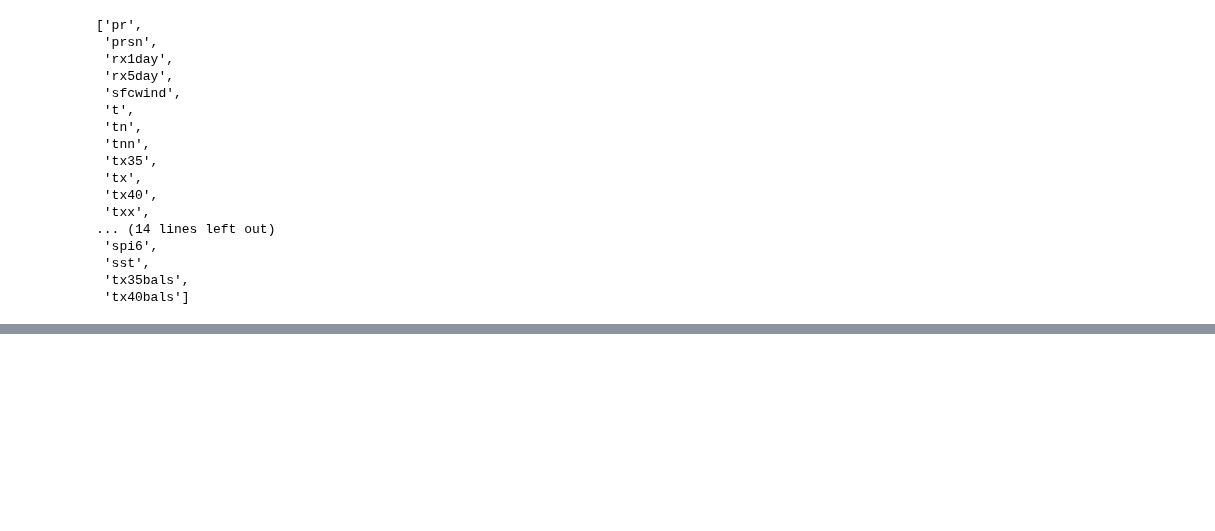
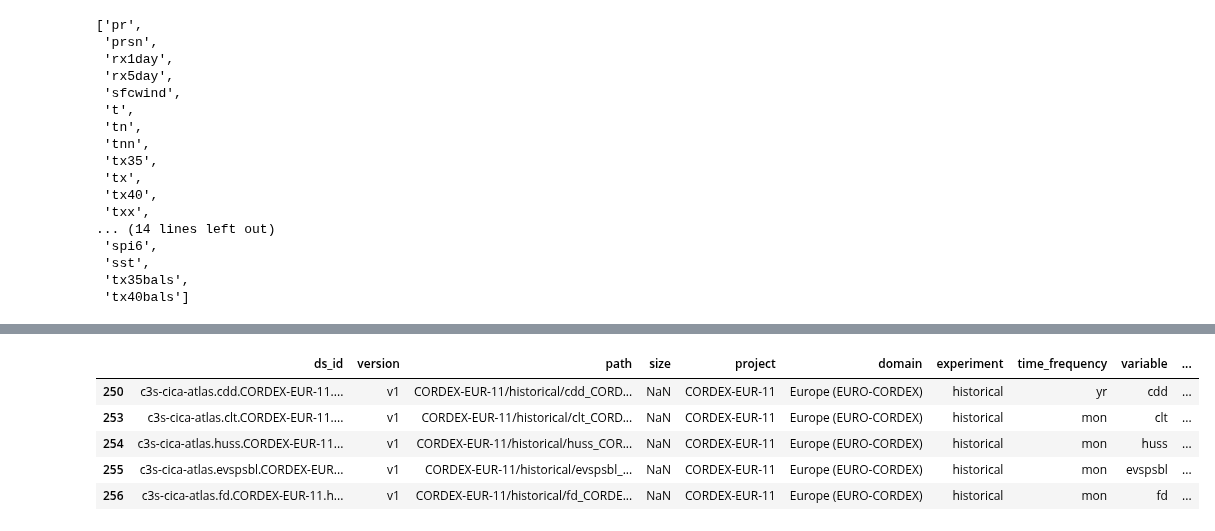
Before and after one commit to roocs/rooki, a Jupyter notebook: notebooks/demo/demo-intake-catalog.ipynb, the cells around one changed output, grey strips where cells are left out. Saved outputs shown, nothing was run; the diff lists cells and outputs as text; code cells hidden in the pictures; blank space fills up the shorter version.

```diff
--- a/notebooks/demo/demo-intake-catalog.ipynb
+++ b/notebooks/demo/demo-intake-catalog.ipynb
@@ -395,0 +409,12 @@ list(df_cica_atlas.variable.unique())
+# %%
+df = df_cica_atlas.loc[
+    (df_cica_atlas.project=="CORDEX-EUR-11")
+]
+df.head()
+# %% [output]
+|  | ds_id | version | path | size | project | domain | experiment | time_frequency | variable | ... |
+| 250 | c3s-cica-atlas.cdd.CORDEX-EUR-11.... | v1 | CORDEX-EUR-11/historical/cdd_CORD... | NaN | CORDEX-EUR-11 | Europe (EURO-CORDEX) | historical | yr | cdd | ... |
+| 253 | c3s-cica-atlas.clt.CORDEX-EUR-11.... | v1 | CORDEX-EUR-11/historical/clt_CORD... | NaN | CORDEX-EUR-11 | Europe (EURO-CORDEX) | historical | mon | clt | ... |
+| 254 | c3s-cica-atlas.huss.CORDEX-EUR-11... | v1 | CORDEX-EUR-11/historical/huss_COR... | NaN | CORDEX-EUR-11 | Europe (EURO-CORDEX) | historical | mon | huss | ... |
+| 255 | c3s-cica-atlas.evspsbl.CORDEX-EUR... | v1 | CORDEX-EUR-11/historical/evspsbl_... | NaN | CORDEX-EUR-11 | Europe (EURO-CORDEX) | historical | mon | evspsbl | ... |
+| 256 | c3s-cica-atlas.fd.CORDEX-EUR-11.h... | v1 | CORDEX-EUR-11/historical/fd_CORDE... | NaN | CORDEX-EUR-11 | Europe (EURO-CORDEX) | historical | mon | fd | ... |
```
Also changed, not shown: parts of 5 cells of this notebook, 2 other files.
